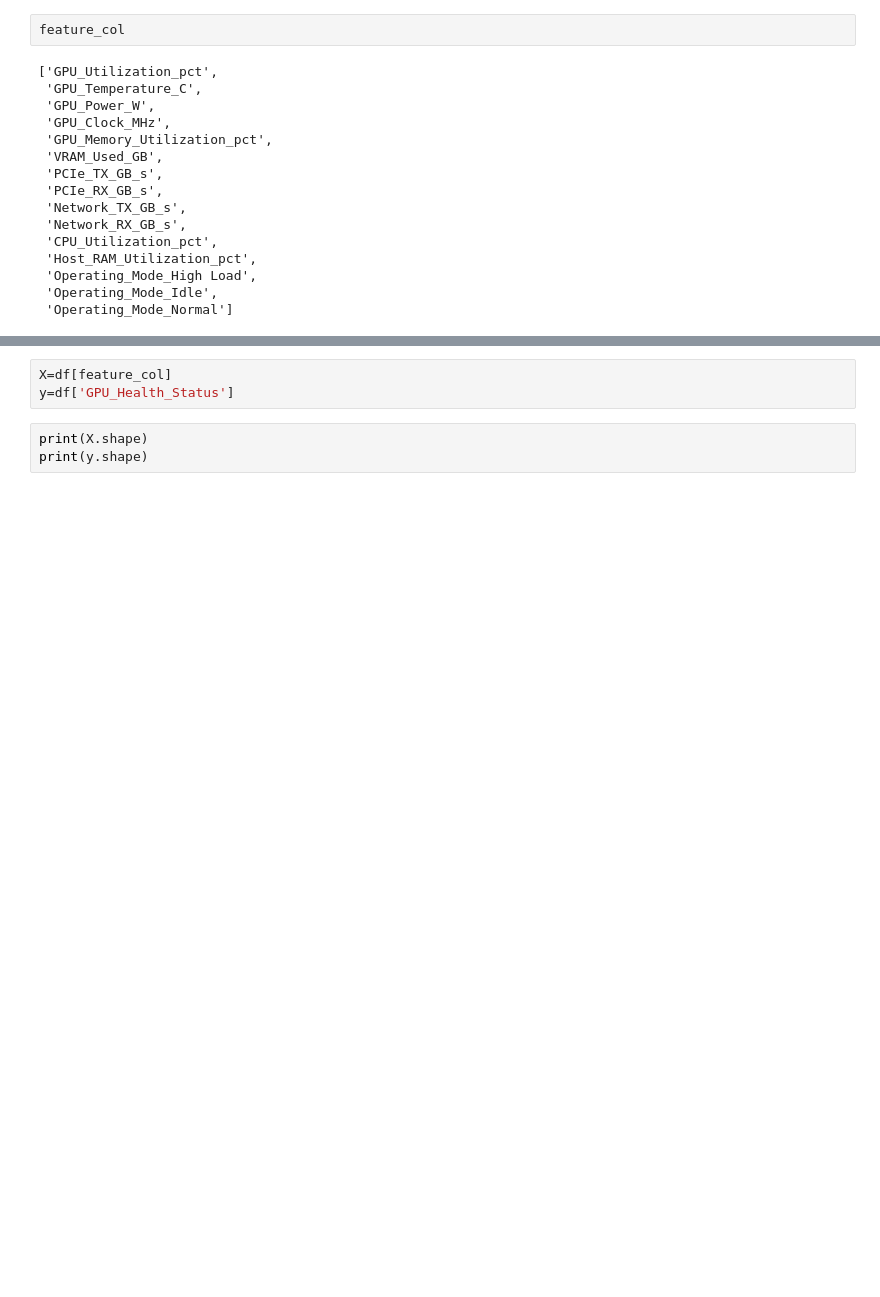
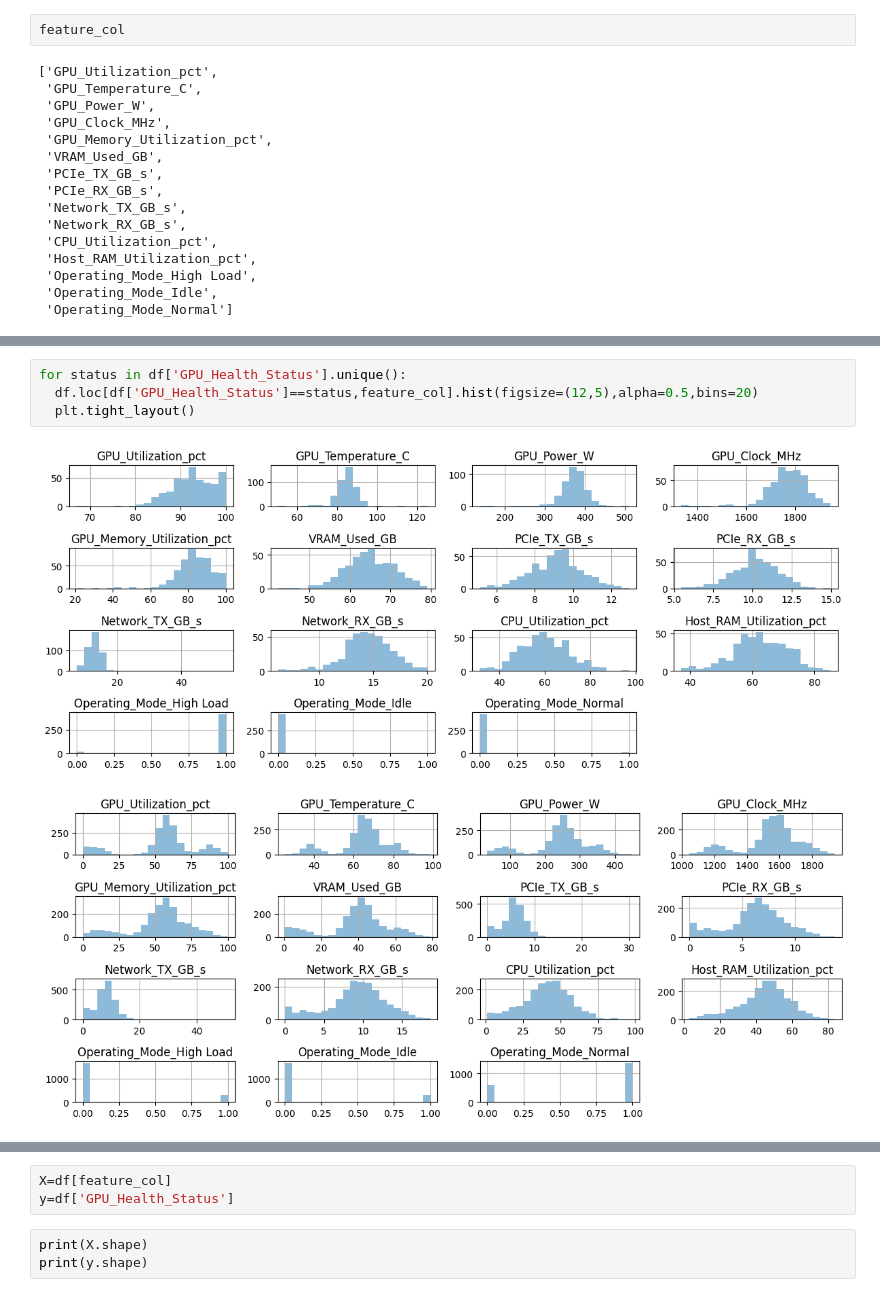
Before and after one commit to UniCandice/McKinsey-prep, a Jupyter notebook: GPU_status_classification.ipynb, the cells around one changed output, grey strips where cells are left out. Drawn from its saved outputs; the diff is of its cells as text; blank space fills up the shorter version.

```diff
--- a/GPU_status_classification.ipynb
+++ b/GPU_status_classification.ipynb
@@ -328,0 +343,7 @@ feature_col
+# %%
+for status in df['GPU_Health_Status'].unique():
+  df.loc[df['GPU_Health_Status']==status,feature_col].hist(figsize=(12,5),alpha=0.5,bins=20)
+  plt.tight_layout()
+# %% [output]
+[figure, added]
+[figure, added]
```
Also changed, not shown: parts of 29 cells of this notebook.
